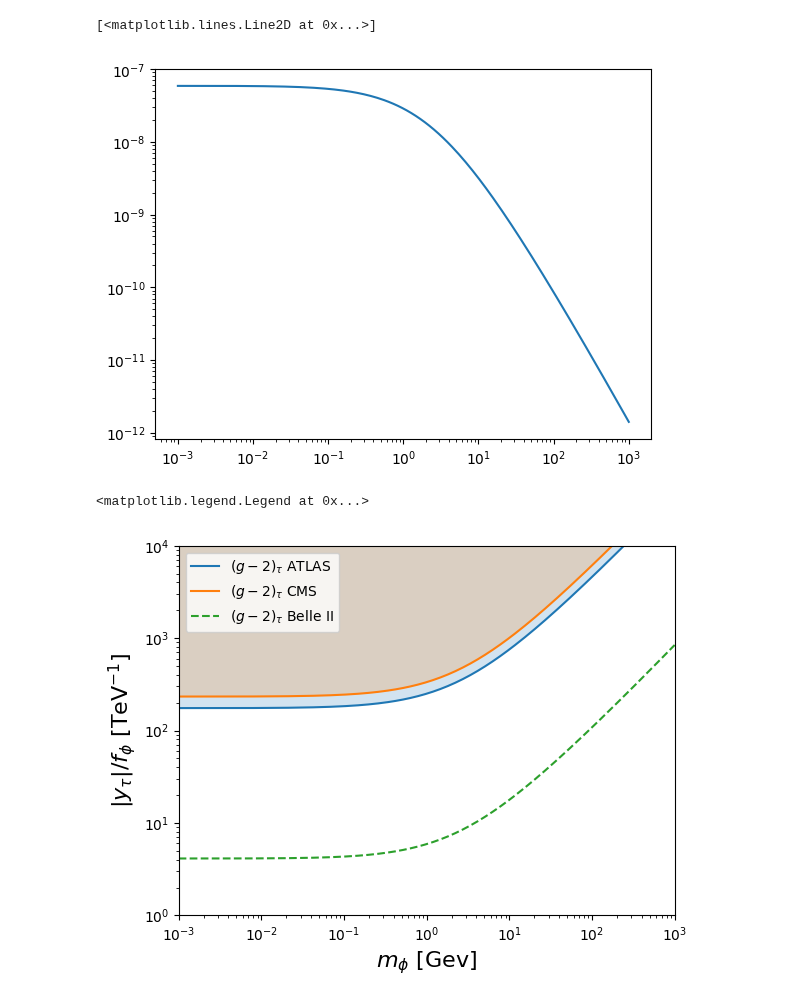
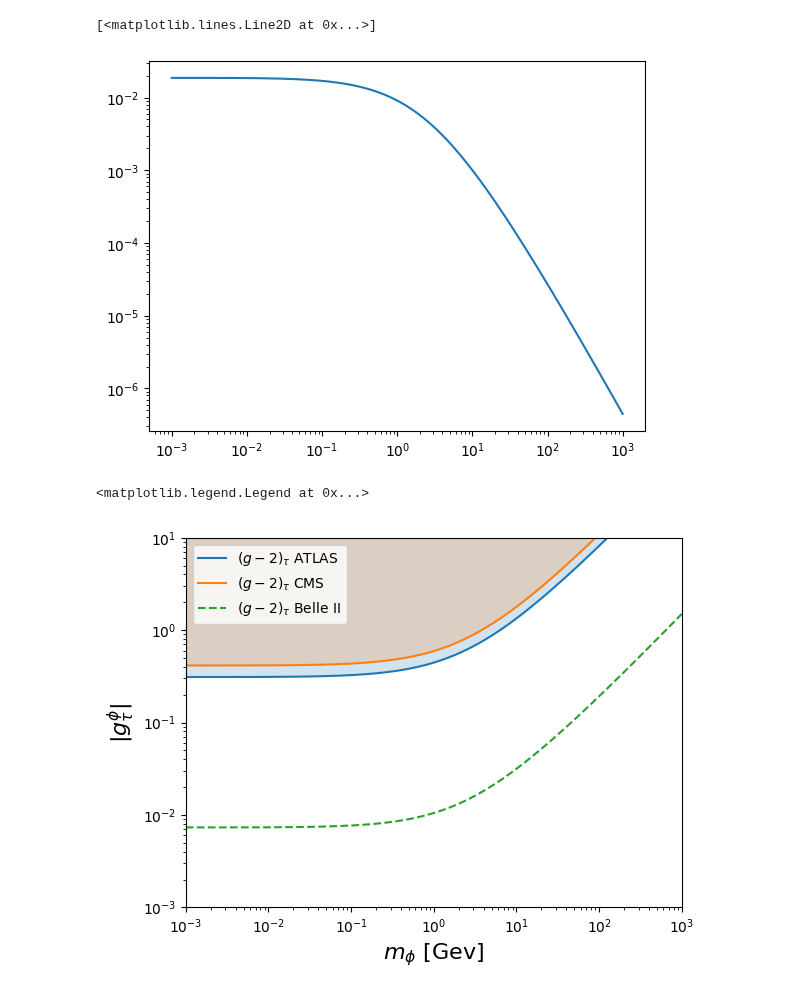
Before and after one commit to Jorge-Alda/tauALPs, a Jupyter notebook: Scalar/g2/g2.ipynb, the cells around one changed output. Saved outputs shown, nothing was run; the diff lists cells and outputs as text; code cells hidden in the pictures.

```diff
--- a/Scalar/g2/g2.ipynb
+++ b/Scalar/g2/g2.ipynb
@@ -6,7 +6,7 @@ import particle.literals
 import pandas as pd
 # %%
 mtau = particle.literals.tau_minus.mass / 1000
-fphi = 1000
+fphi = mtau
 alpha_em = 1/137
 # %%
 I1loop = lambda r: quad(lambda z: z**2*(2-z)/(1-z+z**2*r), 0, 1)[0]
@@ -31,21 +31,21 @@ plt.semilogx(np.logspace(-3, 3, 200), [atau_2loop(mphi) for mphi in np.logspace(
 plt.loglog(np.logspace(-3, 3, 200), [atau_tot(mphi) for mphi in np.logspace(-3, 3, 200)])
 # %% [output]
 [<matplotlib.lines.Line2D at 0x...>]
-[figure, old version]
+[figure, new version]
 # %%
 plt.loglog(np.logspace(-3, 3, 200), [(1.8e-3/atau_tot(mphi))**0.5 for mphi in np.logspace(-3, 3, 200)], label=r'$(g-2)_\tau$ ATLAS')
 plt.fill_between(np.logspace(-3, 3, 200), [(1.8e-3/atau_tot(mphi))**0.5 for mphi in np.logspace(-3, 3, 200)], 1e4, alpha=0.2)
 plt.loglog(np.logspace(-3, 3, 200), [(3.2e-3/atau_tot(mphi))**0.5 for mphi in np.logspace(-3, 3, 200)], label=r'$(g-2)_\tau$ CMS')
 plt.fill_between(np.logspace(-3, 3, 200), [(3.2e-3/atau_tot(mphi))**0.5 for mphi in np.logspace(-3, 3, 200)], 1e4, alpha=0.2)
 plt.loglog(np.logspace(-3, 3, 200), [(1e-6/atau_tot(mphi))**0.5 for mphi in np.logspace(-3, 3, 200)], label=r'$(g-2)_\tau$ Belle II', ls='dashed')
 #plt.fill_between([1e-3, 1e3], [1000*np.sqrt(8*np.pi/3)/mtau, 1000*np.sqrt(8*np.pi/3)/mtau], [2e4, 2e4],  hatch='/', color='none', edgecolor='k', alpha=0.3)
 plt.xlim(1e-3, 1e3)
-plt.ylim(1, 1e4)
+plt.ylim(1e-3, 10)
 plt.xlabel(r'$m_\phi$ [Gev]', fontsize=16)
-plt.ylabel(r'$|y_\tau|/f_\phi$ [TeV$^{-1}$]', fontsize=16)
+plt.ylabel(r'$|g_\tau^\phi|$', fontsize=16)
 plt.legend()
 # %% [output]
 <matplotlib.legend.Legend at 0x...>
-[figure, old version]
+[figure, new version]
 # %%
 pd.DataFrame({'ma_GeV': np.logspace(-3, 3, 200), 'c_g2tau_ATLAS': [(1.8e-3/atau_tot(mphi))**0.5 for mphi in np.logspace(-3, 3, 200)], 'c_g2tau_BelleII': [(1e-6/atau_tot(mphi))**0.5 for mphi in np.logspace(-3, 3, 200)],  'c_g2tau_CMS24': [(3.2e-3/atau_tot(mphi))**0.5 for mphi in np.logspace(-3, 3, 200)]}).to_csv('../data/anomalous_moments/g2tau.csv', index=False)
```
Also changed, not shown: parts of 1 cell of this notebook, 14 other files.
